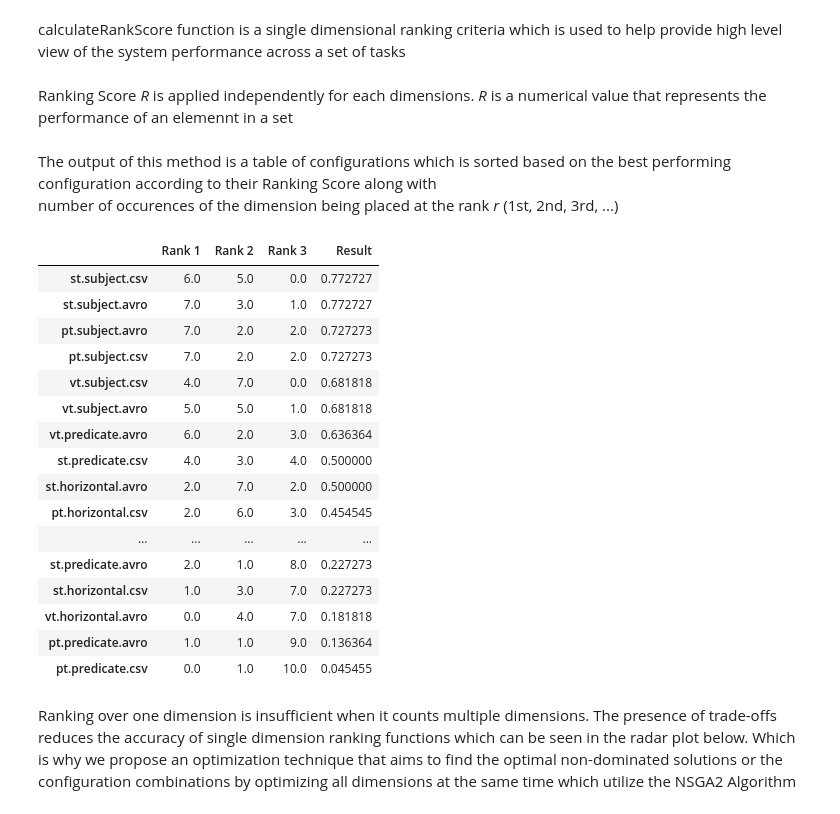
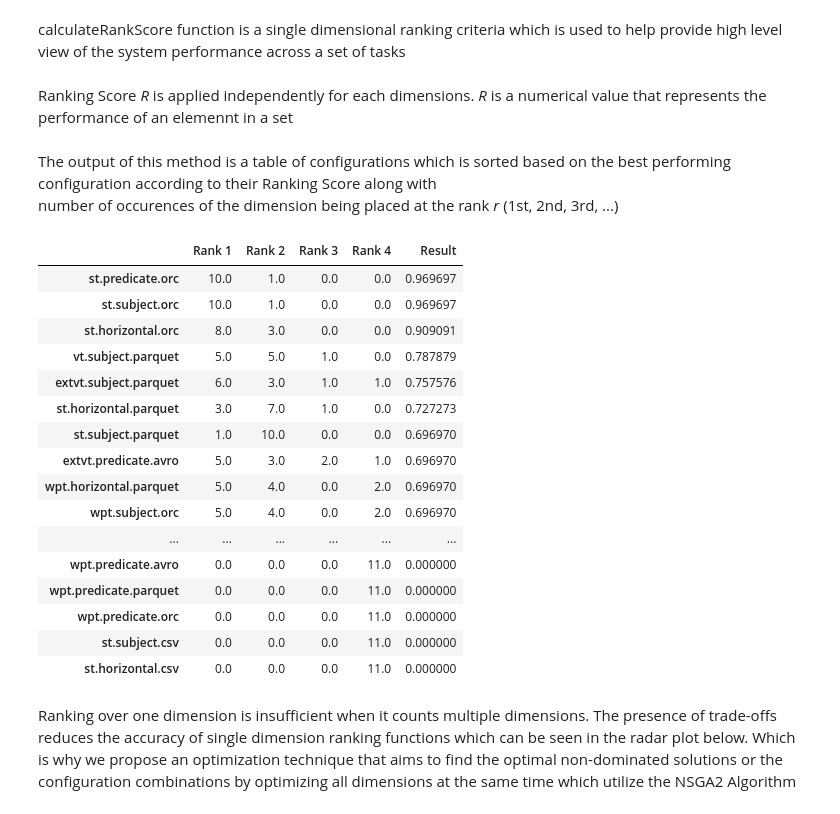
Before and after one commit to DataSystemsGroupUT/PAPyA, a Jupyter notebook: BenchRanker/BenchRanker.ipynb, the cells around one changed output. Cells and saved outputs as stored; diff of their text form; code cells hidden in the pictures.

```diff
--- a/BenchRanker/BenchRanker.ipynb
+++ b/BenchRanker/BenchRanker.ipynb
@@ -21,26 +21,26 @@ number of occurences of the dimension being placed at the rank _r_ (1st, 2nd, 3r
 schemaSDRank = singleDimensionRanking.calculateRankScore('schemas', '100M')
 partitionSDRank = singleDimensionRanking.calculateRankScore('partition', '250M')
 storageSDRank = singleDimensionRanking.calculateRankScore('storage', '100M')
-# %%
-partitionSDRank
-# %% [output]
-|  | Rank 1 | Rank 2 | Rank 3 | Result |
-| st.subject.csv | 6.0 | 5.0 | 0.0 | 0.772727 |
-| st.subject.avro | 7.0 | 3.0 | 1.0 | 0.772727 |
-| pt.subject.avro | 7.0 | 2.0 | 2.0 | 0.727273 |
-| pt.subject.csv | 7.0 | 2.0 | 2.0 | 0.727273 |
-| vt.subject.csv | 4.0 | 7.0 | 0.0 | 0.681818 |
-| vt.subject.avro | 5.0 | 5.0 | 1.0 | 0.681818 |
-| vt.predicate.avro | 6.0 | 2.0 | 3.0 | 0.636364 |
-| st.predicate.csv | 4.0 | 3.0 | 4.0 | 0.500000 |
-| st.horizontal.avro | 2.0 | 7.0 | 2.0 | 0.500000 |
-| pt.horizontal.csv | 2.0 | 6.0 | 3.0 | 0.454545 |
-| ... | ... | ... | ... | ... |
-| st.predicate.avro | 2.0 | 1.0 | 8.0 | 0.227273 |
-| st.horizontal.csv | 1.0 | 3.0 | 7.0 | 0.227273 |
-| vt.horizontal.avro | 0.0 | 4.0 | 7.0 | 0.181818 |
-| pt.predicate.avro | 1.0 | 1.0 | 9.0 | 0.136364 |
-| pt.predicate.csv | 0.0 | 1.0 | 10.0 | 0.045455 |
+# %%
+storageSDRank
+# %% [output]
+|  | Rank 1 | Rank 2 | Rank 3 | Rank 4 | Result |
+| st.predicate.orc | 10.0 | 1.0 | 0.0 | 0.0 | 0.969697 |
+| st.subject.orc | 10.0 | 1.0 | 0.0 | 0.0 | 0.969697 |
+| st.horizontal.orc | 8.0 | 3.0 | 0.0 | 0.0 | 0.909091 |
+| vt.subject.parquet | 5.0 | 5.0 | 1.0 | 0.0 | 0.787879 |
+| extvt.subject.parquet | 6.0 | 3.0 | 1.0 | 1.0 | 0.757576 |
+| st.horizontal.parquet | 3.0 | 7.0 | 1.0 | 0.0 | 0.727273 |
+| st.subject.parquet | 1.0 | 10.0 | 0.0 | 0.0 | 0.696970 |
+| extvt.predicate.avro | 5.0 | 3.0 | 2.0 | 1.0 | 0.696970 |
+| wpt.horizontal.parquet | 5.0 | 4.0 | 0.0 | 2.0 | 0.696970 |
+| wpt.subject.orc | 5.0 | 4.0 | 0.0 | 2.0 | 0.696970 |
+| ... | ... | ... | ... | ... | ... |
+| wpt.predicate.avro | 0.0 | 0.0 | 0.0 | 11.0 | 0.000000 |
+| wpt.predicate.parquet | 0.0 | 0.0 | 0.0 | 11.0 | 0.000000 |
+| wpt.predicate.orc | 0.0 | 0.0 | 0.0 | 11.0 | 0.000000 |
+| st.subject.csv | 0.0 | 0.0 | 0.0 | 11.0 | 0.000000 |
+| st.horizontal.csv | 0.0 | 0.0 | 0.0 | 11.0 | 0.000000 |
 # %% [markdown]
 Ranking over one dimension is insufficient when it counts multiple dimensions. The presence of trade-offs reduces the accuracy of single dimension ranking functions which can be seen in the radar plot below. Which is why we propose an optimization technique that aims to find the optimal non-dominated solutions or the configuration combinations by optimizing all dimensions at the same time which utilize the NSGA2 Algorithm
 # %% [markdown]
```
Also changed, not shown: parts of 8 cells of this notebook, 1 other file.
